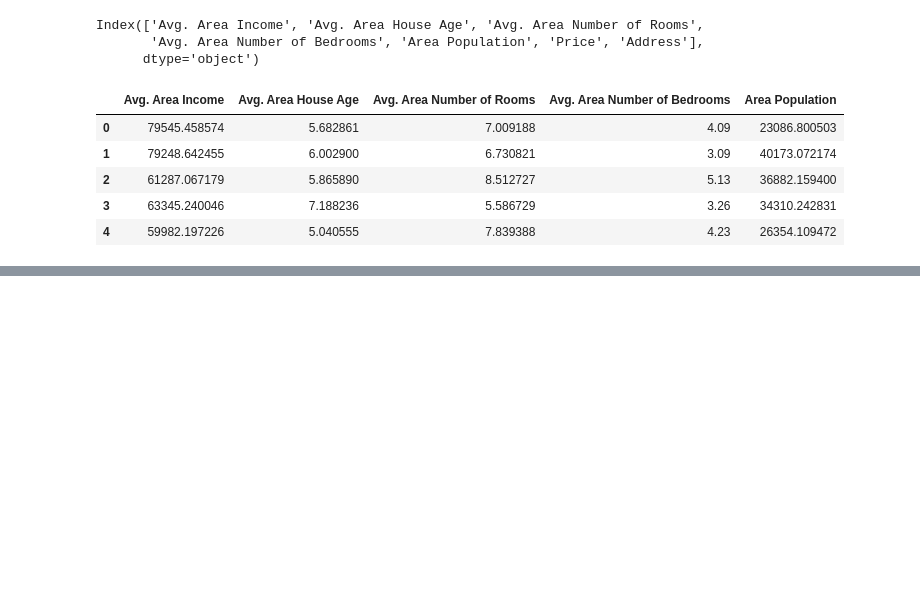
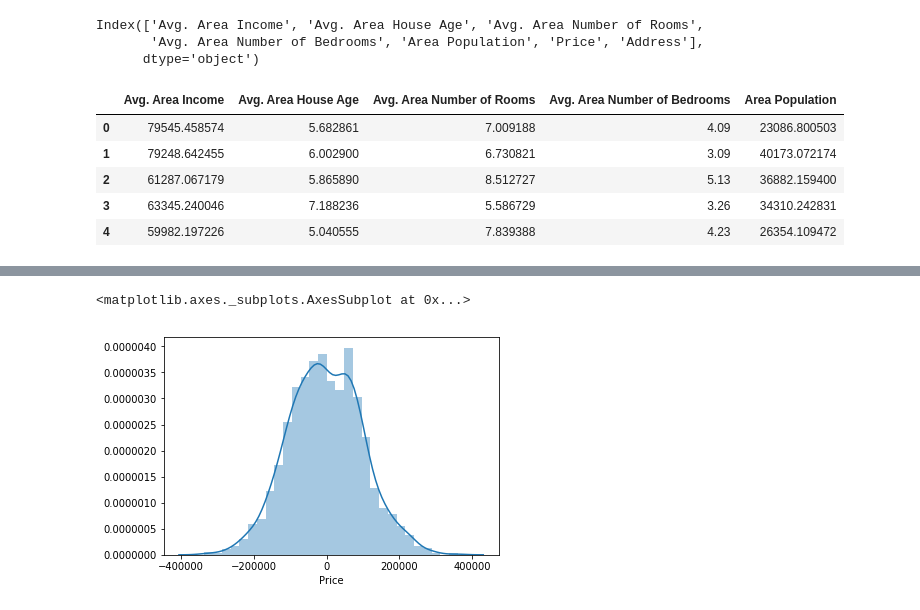
Before and after one commit to JasonBonvie/DataScience, a Jupyter notebook: Linear_Regression.ipynb, the cells around one changed output, grey strips where cells are left out. Drawn from its saved outputs; the diff is of its cells as text; code cells hidden in the pictures; blank space fills up the shorter version.

```diff
--- a/Linear_Regression.ipynb
+++ b/Linear_Regression.ipynb
@@ -103,0 +139,5 @@ lm.fit()
+# %%
+sns.distplot((Y_test-predictions))
+# %% [output]
+<matplotlib.axes._subplots.AxesSubplot at 0x...>
+[figure, added]
```
Also changed, not shown: parts of 15 cells of this notebook.
